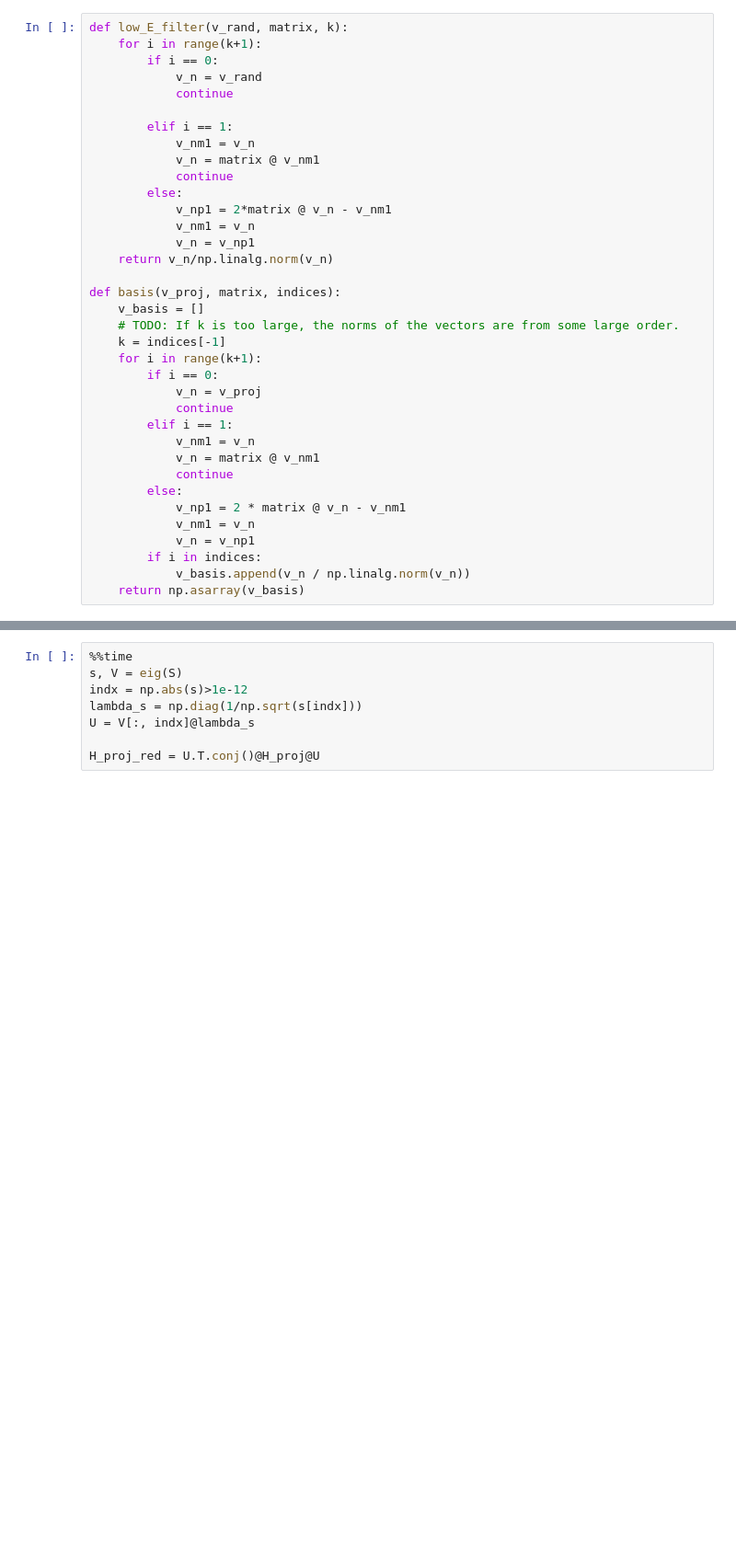
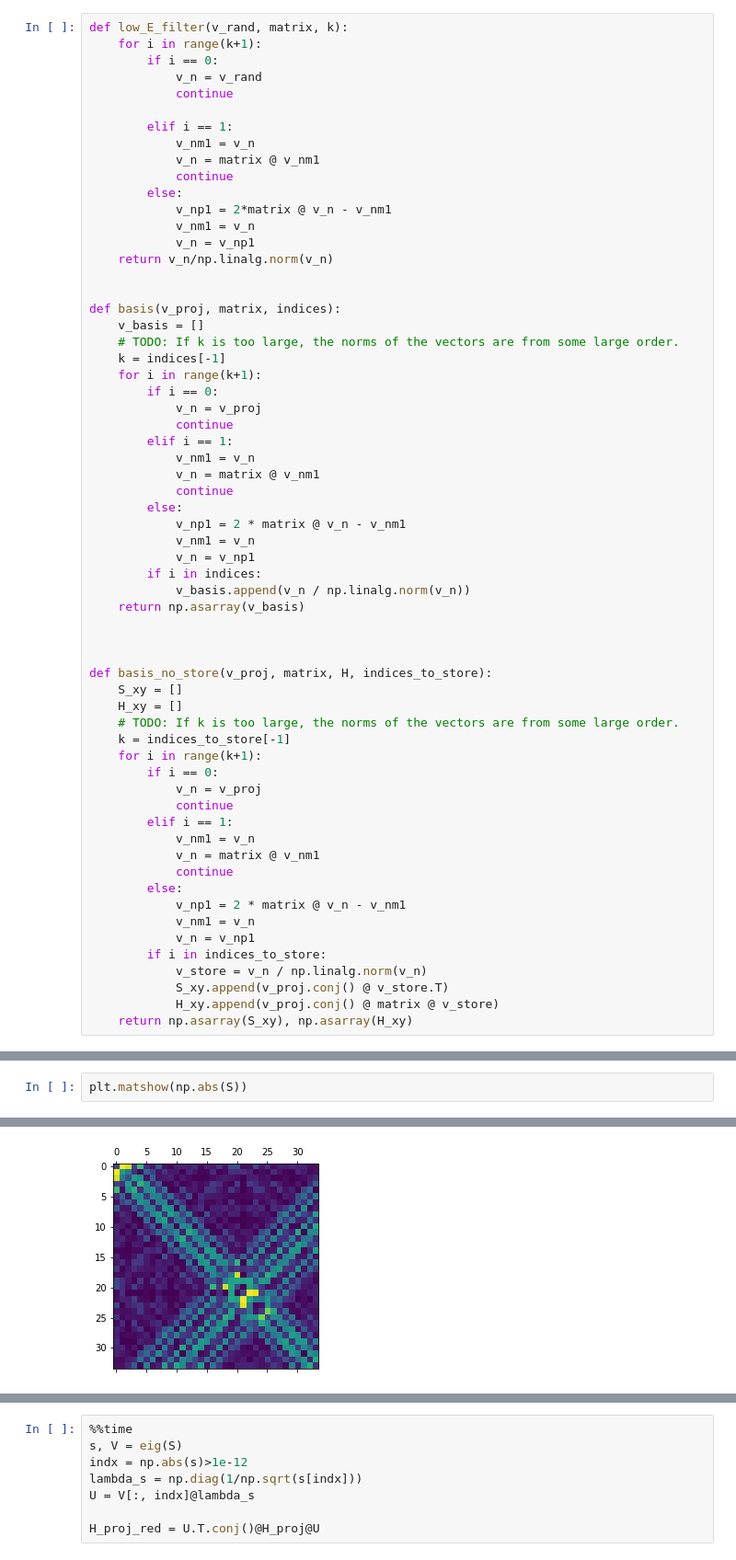
Before and after one commit to quantum-tinkerer/pydacp, a Jupyter notebook: toy_code.ipynb, the cells around one changed output, grey strips where cells are left out. Shown at 92% size. Drawn from its saved outputs; the diff is of its cells as text; blank space fills up the shorter version.

```diff
--- a/toy_code.ipynb
+++ b/toy_code.ipynb
@@ -81,6 +68,7 @@ def low_E_filter(v_rand, matrix, k):
             v_nm1 = v_n
             v_n = v_np1
     return v_n/np.linalg.norm(v_n)
+
 
 def basis(v_proj, matrix, indices):
     v_basis = []
@@ -101,6 +89,31 @@ def basis(v_proj, matrix, indices):
         if i in indices:
             v_basis.append(v_n / np.linalg.norm(v_n))
     return np.asarray(v_basis)
+
+
+
+def basis_no_store(v_proj, matrix, H, indices_to_store):
+    S_xy = []
+    H_xy = []
+    # TODO: If k is too large, the norms of the vectors are from some large order.
+    k = indices_to_store[-1]
+    for i in range(k+1):
+        if i == 0:
+            v_n = v_proj
+            continue
+        elif i == 1:
+            v_nm1 = v_n
+            v_n = matrix @ v_nm1
+            continue
+        else:
+            v_np1 = 2 * matrix @ v_n - v_nm1
+            v_nm1 = v_n
+            v_n = v_np1
+        if i in indices_to_store:
+            v_store = v_n / np.linalg.norm(v_n)
+            S_xy.append(v_proj.conj() @ v_store.T)
+            H_xy.append(v_proj.conj() @ matrix @ v_store)
+    return np.asarray(S_xy), np.asarray(H_xy)
 # %%
 %%time
 true_eigvals, true_eigvecs = eigh(H.todense())
@@ -146,0 +281,3 @@ Wall time: 1.55 s
+# %%
+plt.matshow(np.abs(S))
+# %% [output]
@@ -146,0 +285 @@ Wall time: 1.55 s
+[figure, added]
```
Also changed, not shown: parts of 22 cells of this notebook.
